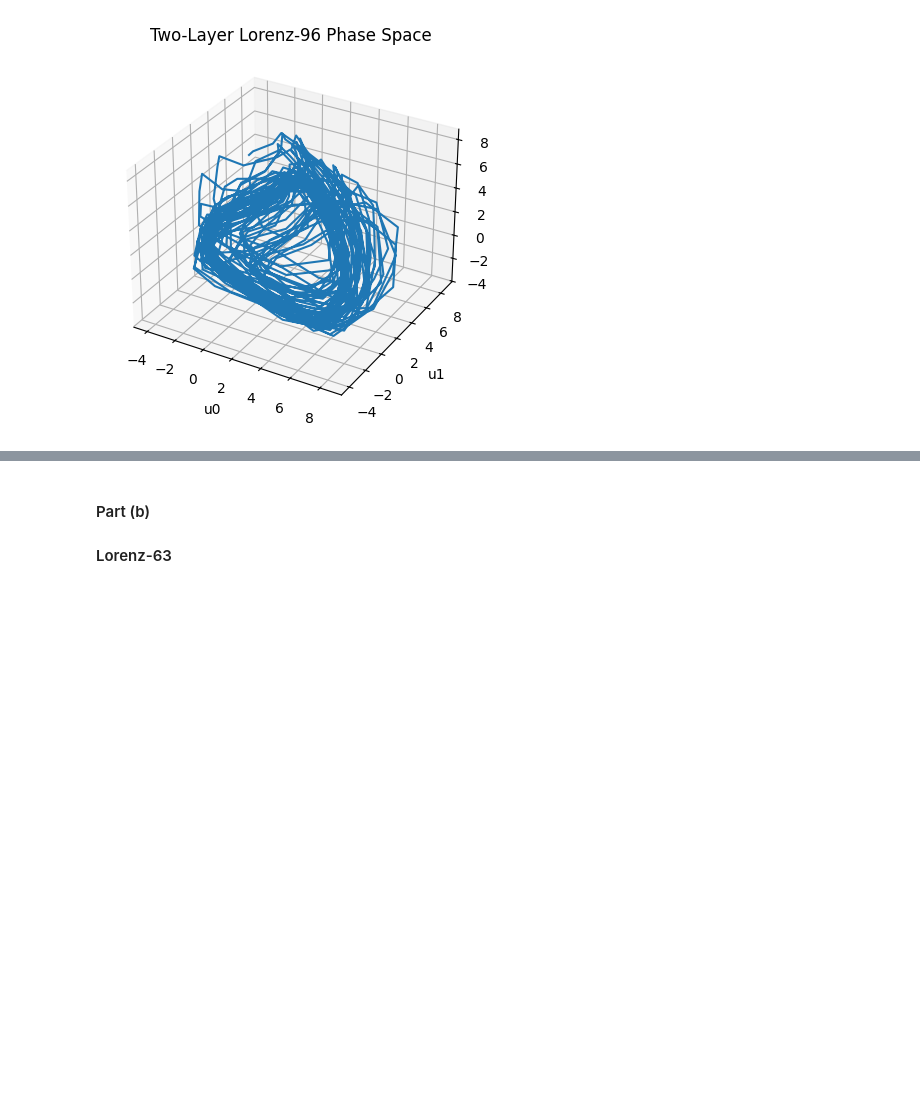
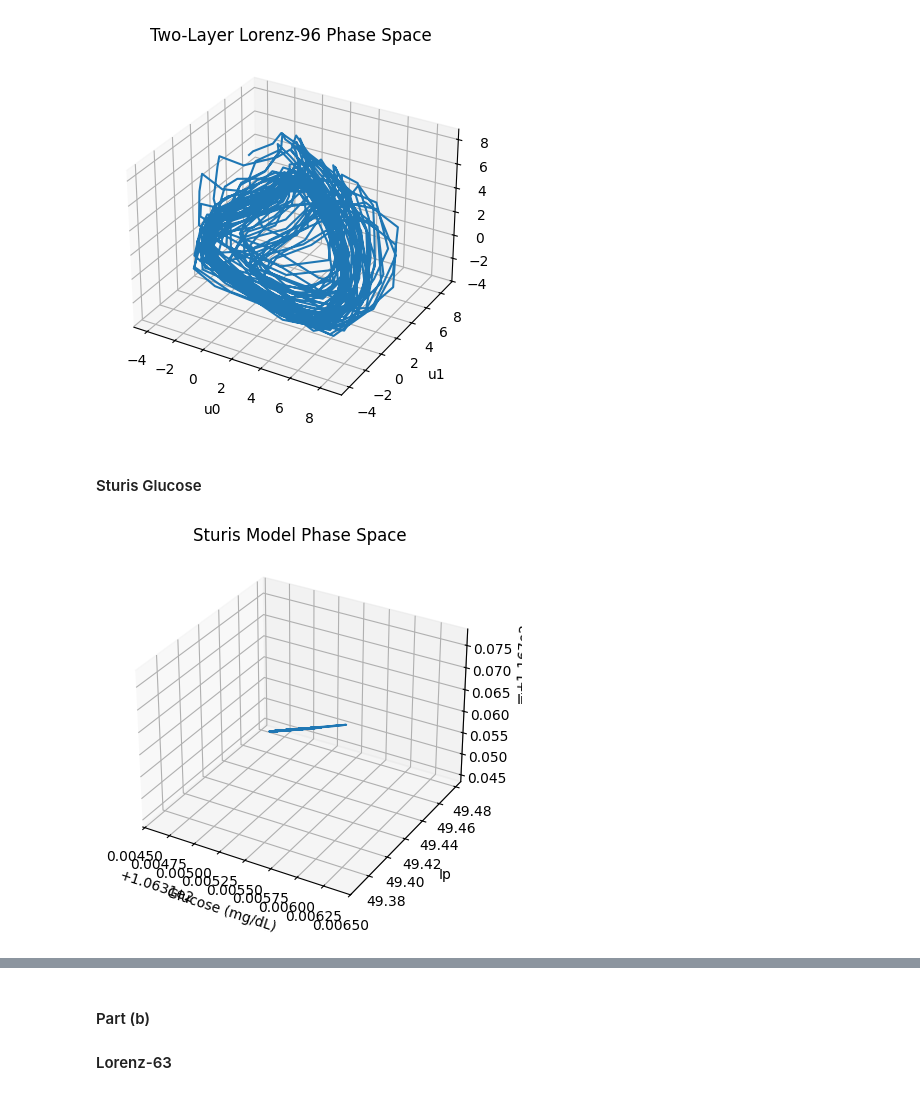
Before and after one commit to Ethan502/data_assimilation, a Jupyter notebook: hw/hw1.ipynb, the cells around one changed output, grey strips where cells are left out. Drawn from its saved outputs; the diff is of its cells as text; code cells hidden in the pictures; blank space fills up the shorter version.

```diff
--- a/hw/hw1.ipynb
+++ b/hw/hw1.ipynb
@@ -352,7 +352,7 @@ sol = solve_ivp(
         Ub, U0, Um, Rg, alpha, beta
     )
 )
-final_state = sol.y[:, -1]
+sturis_final_state = sol.y[:, -1]
 
 glucose_mgdl = sol.y[2] / (10 * Vg)
 plt.figure()
@@ -619,3 +623,60 @@ ax.set_title('Two-Layer Lorenz-96 Phase Space')
 plt.show()
 # %% [output]
 [figure]
+# %% [markdown]
+#### Sturis Glucose
+# %%
+sturis_final = sturis_final_state.copy()
+Vp = 3
+Vi = 11
+Vg = 10
+E = 0.2
+tp = 6
+ti = 100
+td = 12
+
+Rm = 209
+a1 = 6.6
+C1 = 300
+C2 = 144
+C3 = 100
+C4 = 80
+C5 = 26
+
+Ub = 72
+U0 = 4
+Um = 94
+Rg = 180
+alpha = 7.5
+beta = 1.772
+
+t_span = (0, 3000)
+
+sol_sturis = solve_ivp(
+    sturis,
+    t_span,
+    sturis_final,
+    args=(
+        Vp, Vi, Vg, E, tp, ti, td,
+        Rm, a1, C1, C2, C3, C4, C5,
+        Ub, U0, Um, Rg, alpha, beta
+    )
+)
+
+Ip = sol_sturis.y[0]
+Ii = sol_sturis.y[1]
+G_mgdl = sol_sturis.y[2] / (10 * Vg)
+
+fig = plt.figure()
+ax = fig.add_subplot(111, projection='3d')
+
+ax.plot(G_mgdl, Ip, Ii)
+
+ax.set_xlabel('Glucose (mg/dL)')
+ax.set_ylabel('Ip')
+ax.set_zlabel('Ii')
+ax.set_title('Sturis Model Phase Space')
+
+plt.show()
+# %% [output]
+[figure, added]
```
Also changed, not shown: parts of 13 cells of this notebook.
